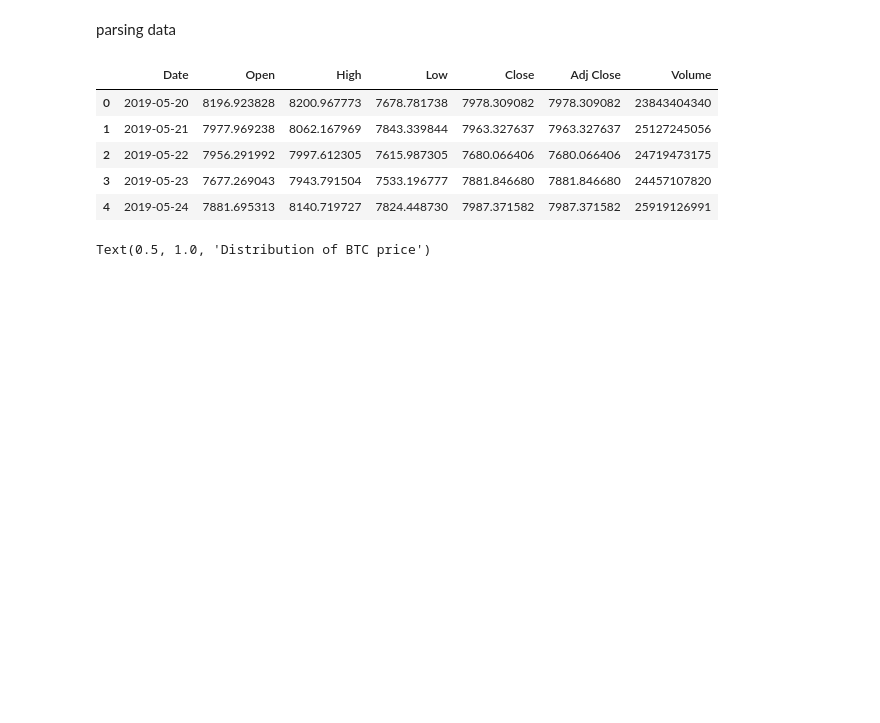
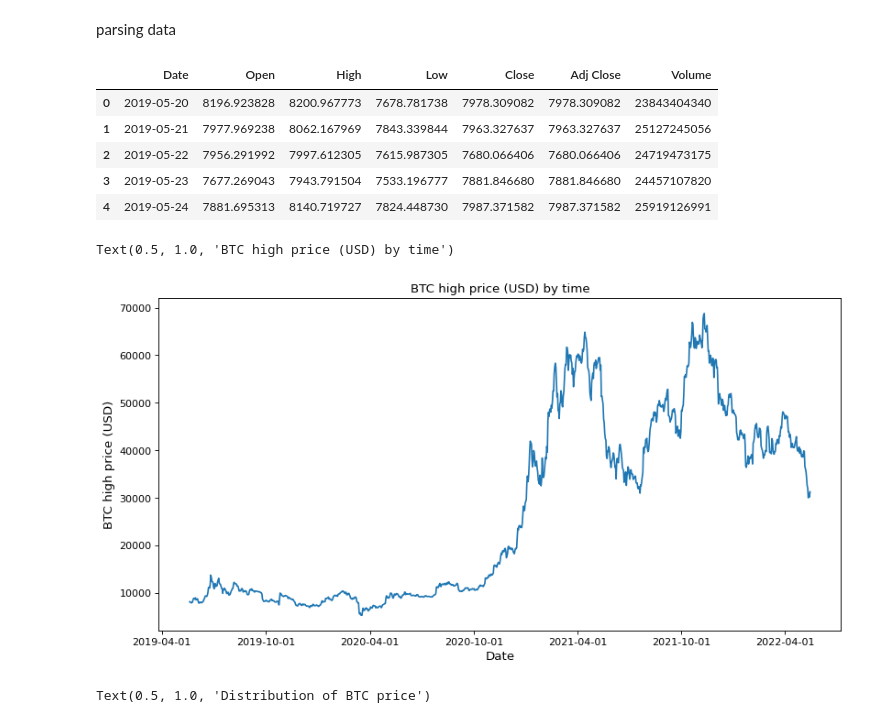
Before and after one commit to batman0911/coin_report, a Jupyter notebook: src/day_analyse.ipynb, the cells around one changed output. Saved outputs shown, nothing was run; the diff lists cells and outputs as text; code cells hidden in the pictures; blank space fills up the shorter version.

```diff
--- a/src/day_analyse.ipynb
+++ b/src/day_analyse.ipynb
@@ -21,6 +21,17 @@ coin_day.head()
 | 2 | 2019-05-22 | 7956.291992 | 7997.612305 | 7615.987305 | 7680.066406 | 7680.066406 | 24719473175 |
 | 3 | 2019-05-23 | 7677.269043 | 7943.791504 | 7533.196777 | 7881.846680 | 7881.846680 | 24457107820 |
 | 4 | 2019-05-24 | 7881.695313 | 8140.719727 | 7824.448730 | 7987.371582 | 7987.371582 | 25919126991 |
+# %%
+figure(figsize=(12,6), dpi=80)
+plt.plot(coin_day['Date'], coin_day['High'])
+x = np.arange(np.datetime64("2019-04-20"), np.datetime64("2022-05-20"), np.timedelta64(6, 'M'), dtype='datetime64[M]')
+plt.xticks(x)
+plt.xlabel('Date', fontsize = 12)
+plt.ylabel('BTC high price (USD)', fontsize = 12)
+plt.title('BTC high price (USD) by time', fontsize = 12)
+# %% [output]
+Text(0.5, 1.0, 'BTC high price (USD) by time')
+[figure, added]
 # %%
 figure(figsize=(8,6), dpi=80)
 plt.hist(coin_day['High'], bins=100)
```
Also changed, not shown: parts of 1 cell of this notebook, 2 other files.
